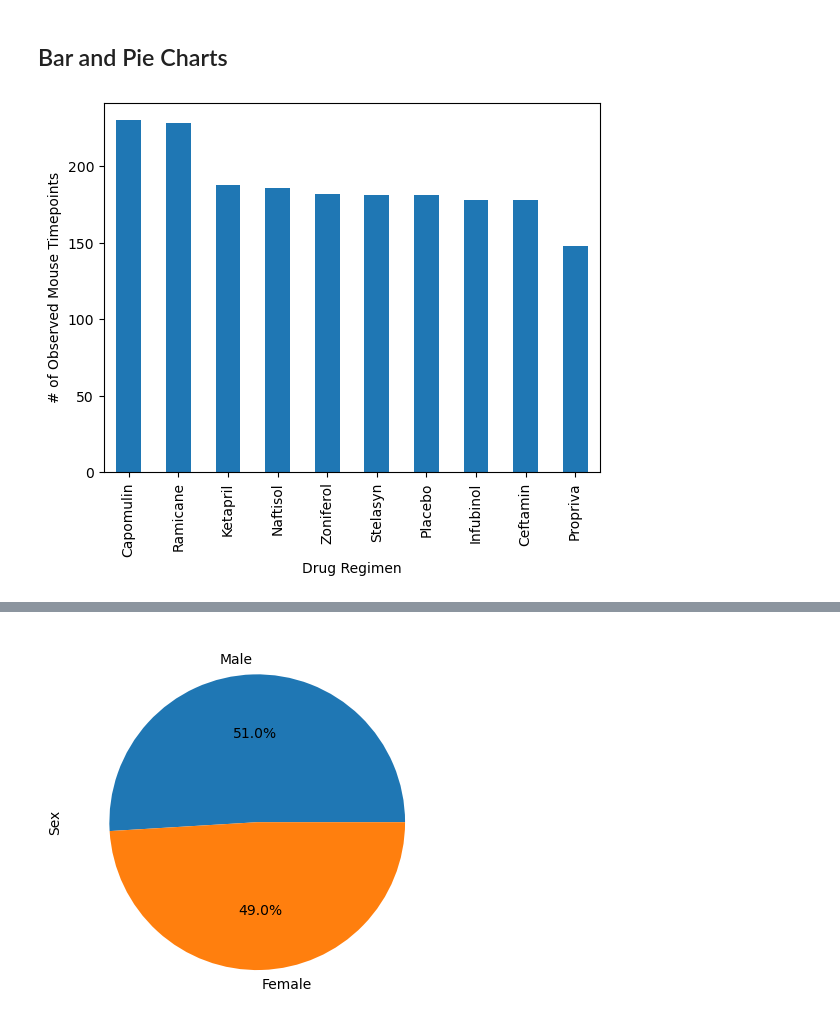
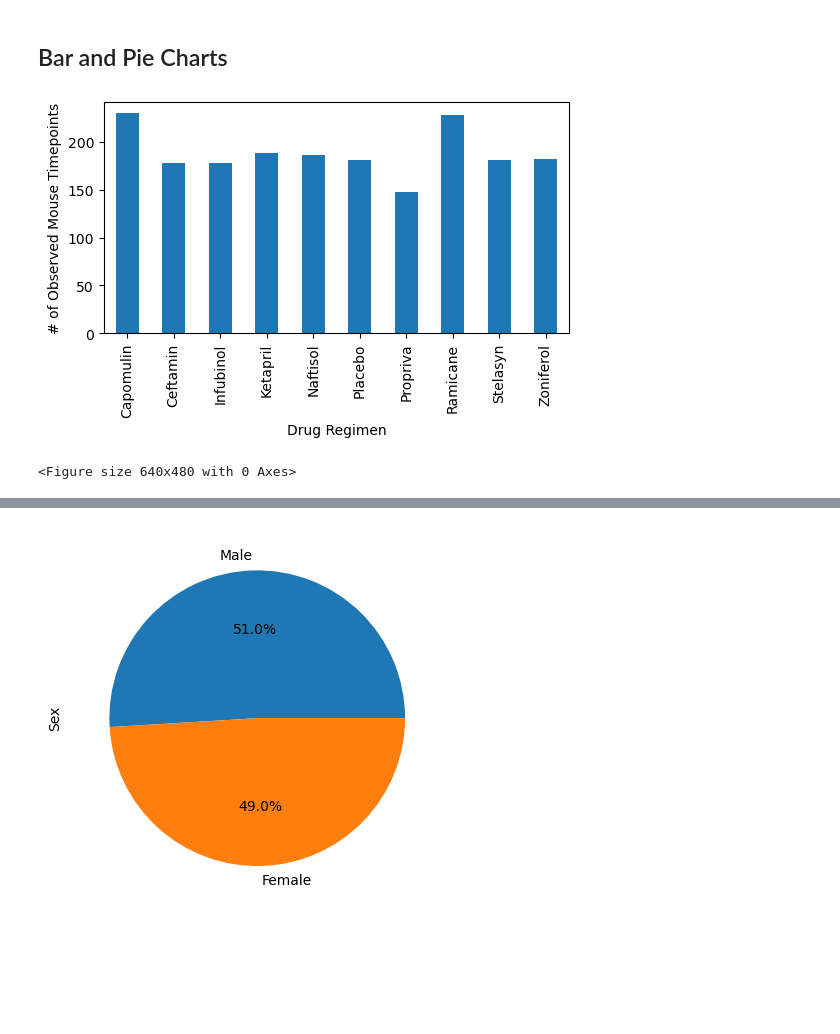
Before and after one commit to AdalbertPayan/matplotlib_challenge, a Jupyter notebook: Starter_Code/Pymaceuticals/pymaceuticals_starter.ipynb, the cells around one changed output, grey strips where cells are left out. Saved outputs shown, nothing was run; the diff lists cells and outputs as text; code cells hidden in the pictures; blank space fills up the shorter version.

```diff
--- a/Starter_Code/Pymaceuticals/pymaceuticals_starter.ipynb
+++ b/Starter_Code/Pymaceuticals/pymaceuticals_starter.ipynb
@@ -20,9 +20,11 @@ mouse_metadata = pd.read_csv(mouse_metadata_path)
 study_results = pd.read_csv(study_results_path)
 
 # Combine the data into a single DataFrame
-
+#Do left join on Mouse ID
+mouse_data_complete = pd.merge(study_results, mouse_metadata, how="left", on=["Mouse ID", "Mouse ID"])
 
 # Display the data table for preview
+mouse_data_complete.head(5)
 # %% [output]
 |  | Mouse ID | Timepoint | Tumor Volume (mm3) | Metastatic Sites | Drug Regimen | Sex | Age_months | ... |
 | 0 | b128 | 0 | 45.0 | 0 | Capomulin | Female | 9 | ... |
@@ -58,6 +83,10 @@ array(['g989'], dtype=object)
 | 1592 | g989 | 35 | 62.570880 | 2 | Propriva | Female | 21 | ... |
 # %%
 # Create a clean DataFrame by dropping the duplicate mouse by its ID.
+#drop the bad data
+#mouse_data_complete.loc[mouse_data_complete["Mouse ID"] != "g989"].head()
+mouse_data_complete = mouse_data_complete.loc[mouse_data_complete["Mouse ID"] != "g989"]
+mouse_data_complete.head()
 # %% [output]
 |  | Mouse ID | Timepoint | Tumor Volume (mm3) | Metastatic Sites | Drug Regimen | Sex | Age_months | ... |
 | 0 | b128 | 0 | 45.0 | 0 | Capomulin | Female | 9 | ... |
@@ -73,10 +104,26 @@ array(['g989'], dtype=object)
 ## Summary Statistics
 # %%
 # Generate a summary statistics table of mean, median, variance, standard deviation, and SEM of the tumor volume for each regimen
+# This method is the most straighforward, creating multiple series and putting them all together at the end.
+#group by drug regimen
+mouse_data_complete_grouped = mouse_data_complete.groupby(["Drug Regimen"])
+#calculate mean
+mouse_data_complete_grouped_mean = mouse_data_complete_grouped["Tumor Volume (mm3)"].mean()
+#calculate median
+mouse_data_complete_grouped_median = mouse_data_complete_grouped["Tumor Volume (mm3)"].median()
+#calculate variance
+mouse_data_complete_grouped_variance = mouse_data_complete_grouped["Tumor Volume (mm3)"].var()
+#calculate standard deviation
+mouse_data_complete_grouped_std = mouse_data_complete_grouped["Tumor Volume (mm3)"].std()
+#calculate SEM
+mouse_data_complete_grouped_sem = mouse_data_complete_grouped["Tumor Volume (mm3)"].sem()
 
 # Use groupby and summary statistical methods to calculate the following properties of each drug regimen:
 # mean, median, variance, standard deviation, and SEM of the tumor volume.
 # Assemble the resulting series into a single summary DataFrame.
+mouse_data_complete_grouped_summary = pd.DataFrame({"Mean Tumor Volume": mouse_data_complete_grouped_mean, "Median Tumor Volume": mouse_data_complete_grouped_median, "Tumor Volume Variance": mouse_data_complete_grouped_variance, "Tumor Volume Std. Dev.": mouse_data_complete_grouped_std, "Tumor Volume SEM": mouse_data_complete_grouped_sem})
+
+mouse_data_complete_grouped_summary
 # %% [output]
 |  | Mean Tumor Volume | Median Tumor Volume | Tumor Volume Variance | Tumor Volume Std. Dev. | ... |
 | Drug Regimen |  |  |  |  | ... |
@@ -114,5 +163,20 @@ array(['g989'], dtype=object)
 # %%
 # Generate a bar plot showing the total number of rows (Mouse ID/Timepoints) for each drug regimen using Pandas.
 # do value counts
+mouse_data_complete_grouped_count = mouse_data_complete_grouped["Mouse ID"].count()
+mouse_data_complete_grouped_count
+#plot bar chart
+mouse_data_complete_grouped_count.plot(kind="bar", figsize=(6,3))
+
+#set y label
+plt.ylabel("# of Observed Mouse Timepoints")
+
+#set x label
+plt.xlabel("Drug Regimen")
+
+#show chart and set layout
+plt.show()
+plt.tight_layout()
 # %% [output]
-[figure, old version]
+[figure, new version]
+<Figure size 640x480 with 0 Axes>
```
Also changed, not shown: parts of 8 cells of this notebook, 2 other files.
